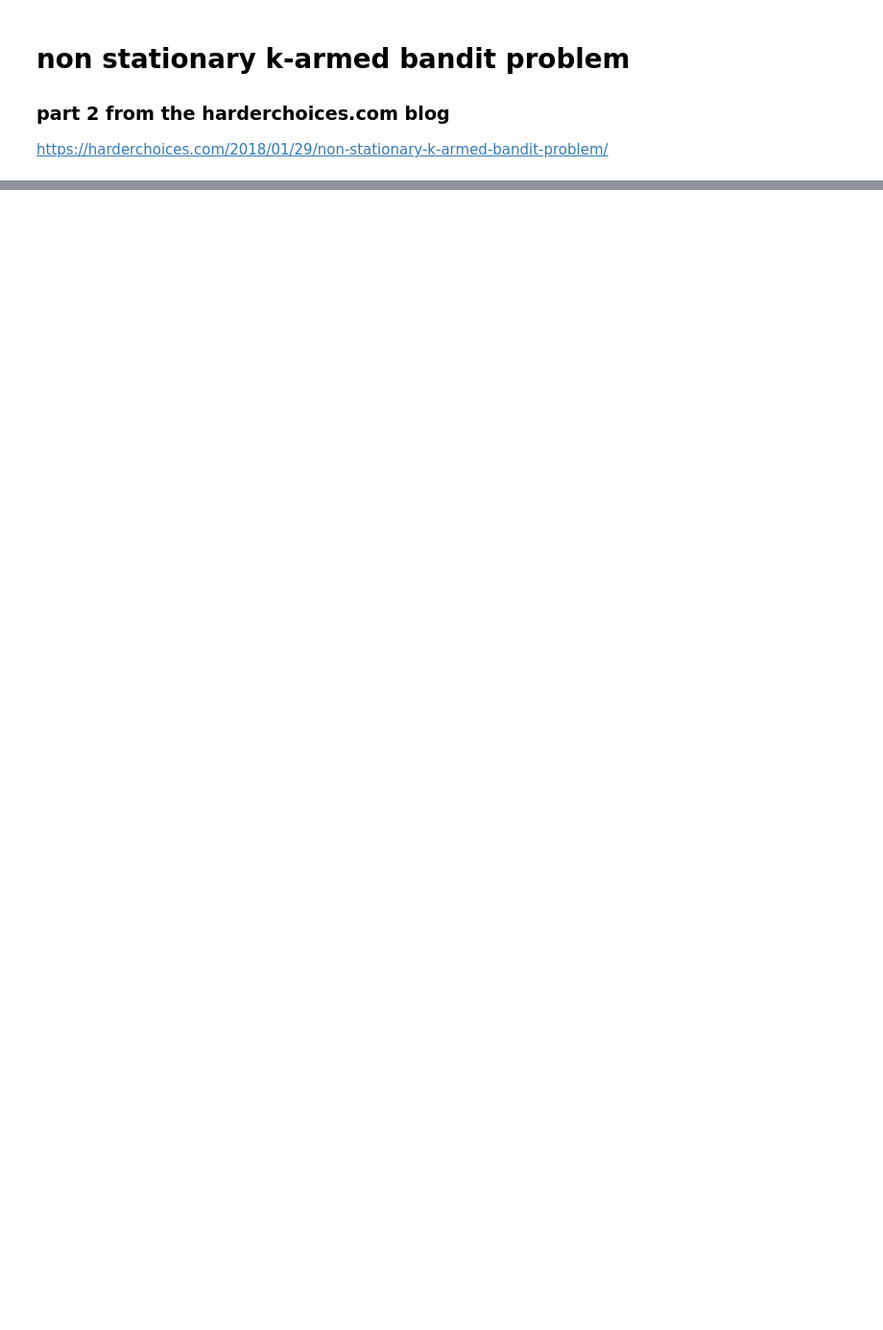
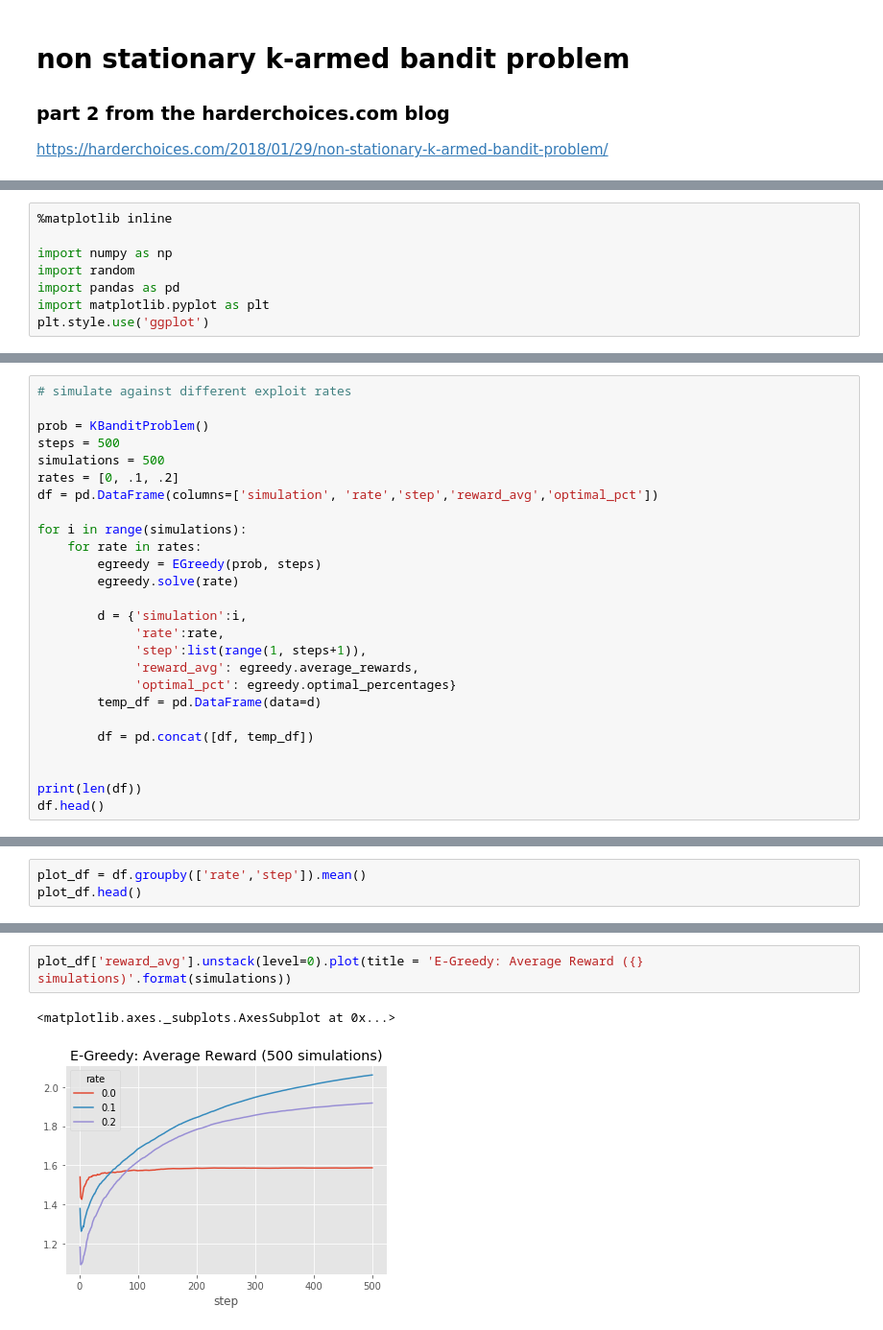
Before and after one commit to jessie-jensen/learning, a Jupyter notebook: reinforcement_learning/nonstationary_k_armed_bandit.ipynb, the cells around one changed output, grey strips where cells are left out. Shown at 96% size. Saved outputs shown, nothing was run; the diff lists cells and outputs as text; blank space fills up the shorter version.

Commit message:
some reinforcement learning tutorials using the k armed bandit framework

```diff
--- a/reinforcement_learning/nonstationary_k_armed_bandit.ipynb
+++ b/reinforcement_learning/nonstationary_k_armed_bandit.ipynb
@@ -8,3 +6,11 @@ import numpy as np
+# %%
+%matplotlib inline
+
+import numpy as np
+import random
+import pandas as pd
+import matplotlib.pyplot as plt
+plt.style.use('ggplot')
 # %%
 class KBanditProblem:
 
@@ -36,0 +67,26 @@ class KBanditSolution:
+# %%
+# simulate against different exploit rates
+
+prob = KBanditProblem()
+steps = 500
+simulations = 500
+rates = [0, .1, .2]
+df = pd.DataFrame(columns=['simulation', 'rate','step','reward_avg','optimal_pct'])
+
+for i in range(simulations):
+    for rate in rates:
+        egreedy = EGreedy(prob, steps)
+        egreedy.solve(rate)
+
+        d = {'simulation':i,
+             'rate':rate,
+             'step':list(range(1, steps+1)),
+             'reward_avg': egreedy.average_rewards,
+             'optimal_pct': egreedy.optimal_percentages}
+        temp_df = pd.DataFrame(data=d)
+
+        df = pd.concat([df, temp_df])
+
+
+print(len(df))
+df.head()
@@ -36,0 +101,3 @@ class KBanditSolution:
+# %%
+plot_df = df.groupby(['rate','step']).mean()
+plot_df.head()
@@ -36,0 +112,5 @@ class KBanditSolution:
+# %%
+plot_df['reward_avg'].unstack(level=0).plot(title = 'E-Greedy: Average Reward ({} simulations)'.format(simulations))
+# %% [output]
+<matplotlib.axes._subplots.AxesSubplot at 0x...>
+[figure, added]
```
Also changed, not shown: parts of 13 cells of this notebook, 3 other files.
